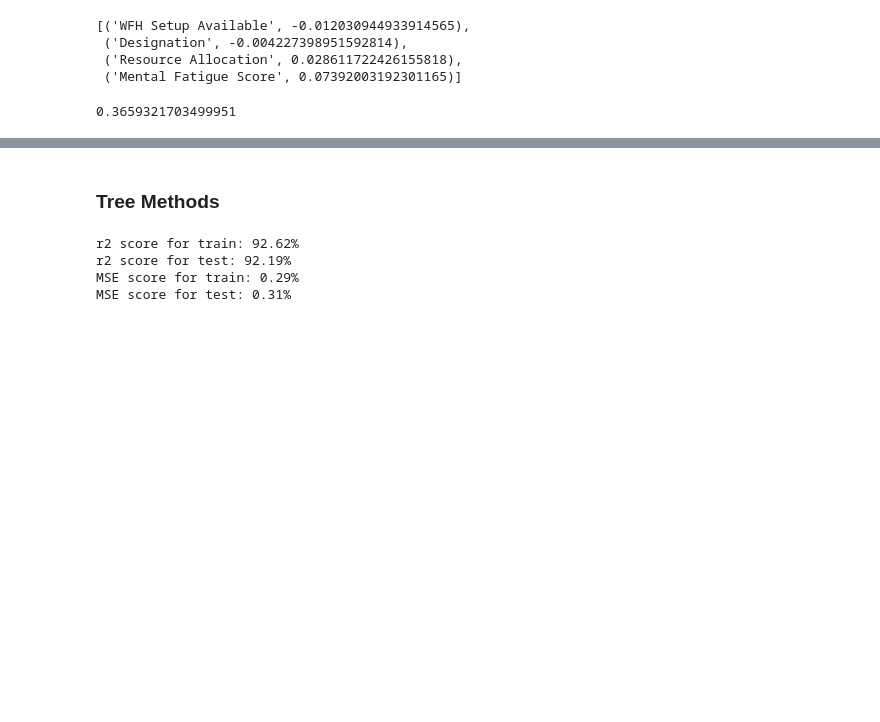
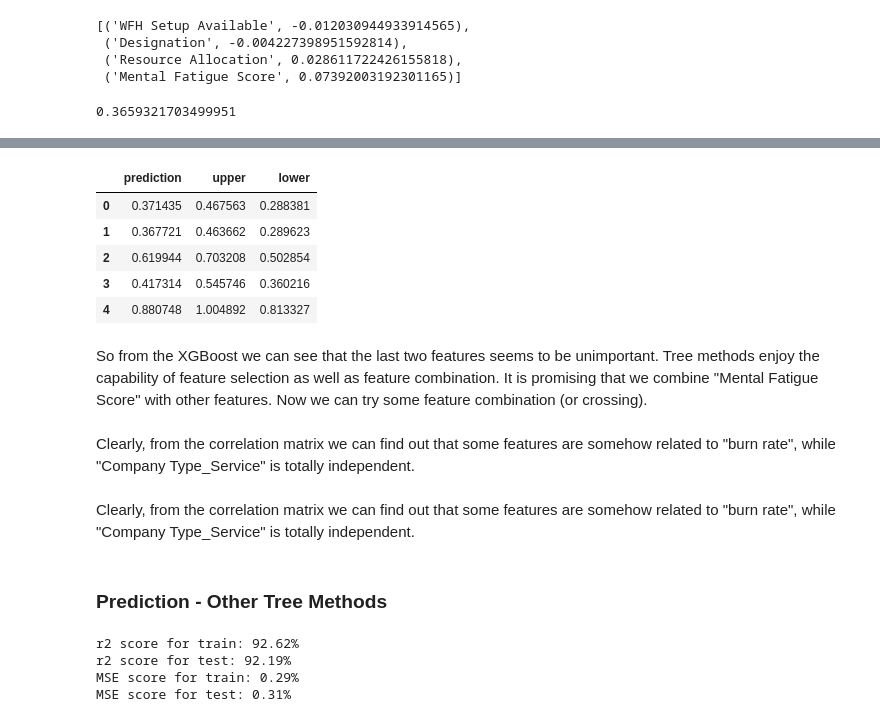
Before and after one commit to rpatel26/ECE229Group7, a Jupyter notebook: Model/Employee Burnout Prediction.ipynb, the cells around one changed output, grey strips where cells are left out. Saved outputs shown, nothing was run; the diff lists cells and outputs as text; code cells hidden in the pictures; blank space fills up the shorter version.

```diff
--- a/Model/Employee Burnout Prediction.ipynb
+++ b/Model/Employee Burnout Prediction.ipynb
@@ -313,0 +327,20 @@ float(result[0])
+# %%
+res = pd.DataFrame()
+loaded_model1 = pickle.load(open('tree_model.sav', 'rb'))
+res['prediction'] = loaded_model1.predict(xtest)
+
+loaded_model2 = pickle.load(open('tree_model_upper.sav', 'rb'))
+res['upper'] = loaded_model2.predict(xtest)
+loaded_model3 = pickle.load(open('tree_model_lower.sav', 'rb'))
+res['lower'] = loaded_model3.predict(xtest)
+# %%
+res.head()
+# %% [output]
+|  | prediction | upper | lower |
+| 0 | 0.371435 | 0.467563 | 0.288381 |
+| 1 | 0.367721 | 0.463662 | 0.289623 |
+| 2 | 0.619944 | 0.703208 | 0.502854 |
+| 3 | 0.417314 | 0.545746 | 0.360216 |
+| 4 | 0.880748 | 1.004892 | 0.813327 |
+# %% [markdown]
+So from the XGBoost we can see that the last two features seems to be unimportant. Tree methods enjoy the capability of feature selection as well as feature combination. It is promising that we combine "Mental Fatigue Score" with other features. Now we can try some feature combination (or crossing).
@@ -314,5 +364,9 @@ float(result[0])
+# %% [markdown]
+Clearly, from the correlation matrix we can find out that some features are somehow related to "burn rate", while "Company Type_Service" is totally independent.
+# %% [markdown]
+Clearly, from the correlation matrix we can find out that some features are somehow related to "burn rate", while "Company Type_Service" is totally independent.
 # %% [markdown]
-### Tree Methods
+### Prediction - Other Tree Methods
 # %%
 # XGBoost
 from xgboost import XGBRegressor
```
Also changed, not shown: parts of 18 cells of this notebook, 8 other files.
